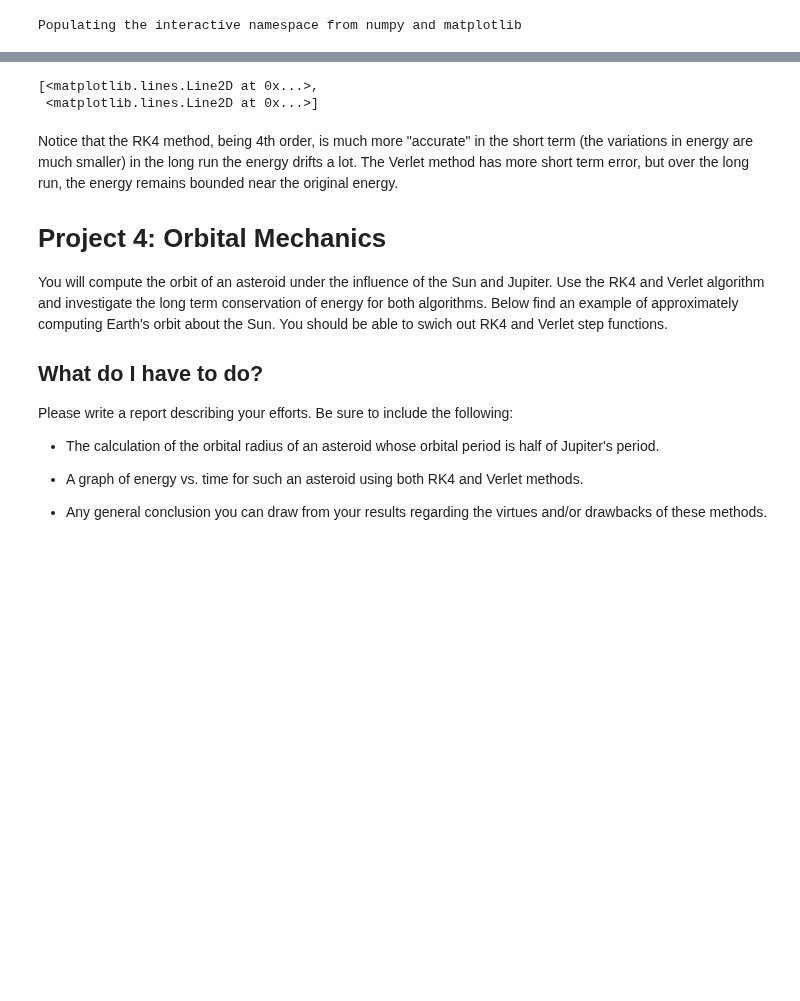
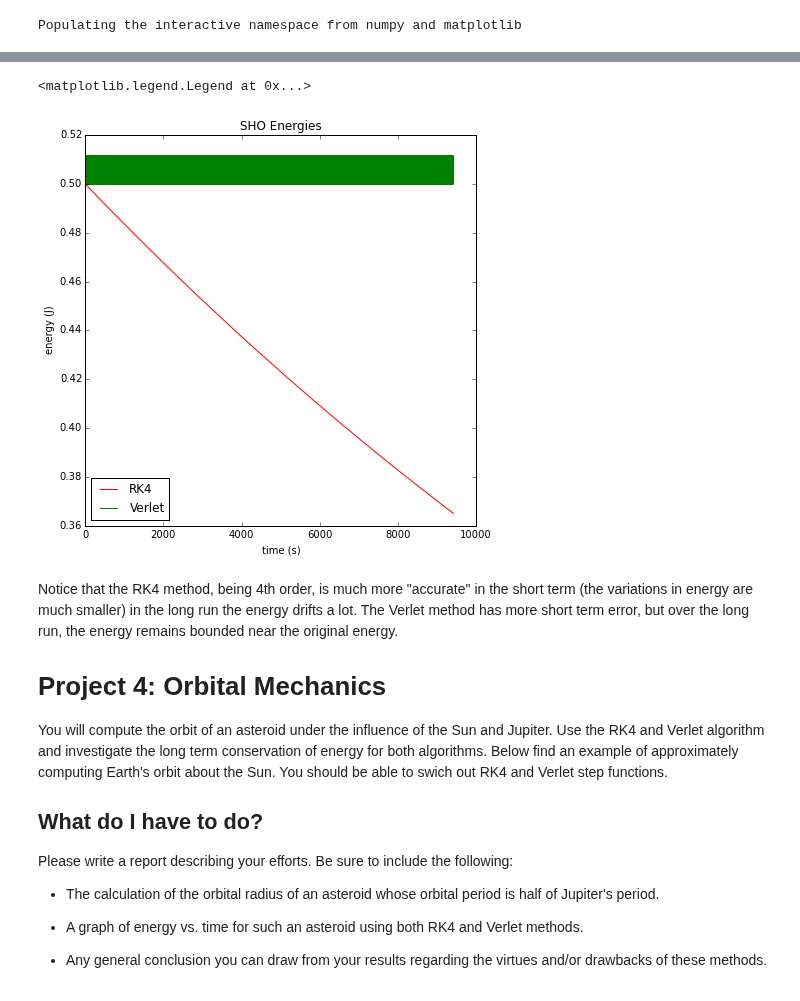
Before and after one commit to sspickle/sci-comp-notebooks, a Jupyter notebook: P04-HigherOrderMethods.ipynb, the cells around one changed output, grey strips where cells are left out. Cells and saved outputs as stored; diff of their text form; code cells hidden in the pictures; blank space fills up the shorter version.

```diff
--- a/P04-HigherOrderMethods.ipynb
+++ b/P04-HigherOrderMethods.ipynb
@@ -147,33 +147,35 @@ def RK4Step(s, t, derivs, dt):
 # %%
 x=1.0
 v=0.0
 t=0.0
 dt=0.3
 
 tlist=[t]     # times
 erlist=[0.5]  # RK4 Energies
 evlist=[0.5]  # Verlet Energies
 sr=array([x,v])  # state (RK4)
 sv=array([x,v])  # state (Verlet)
 
 while t<3000*pi:
     sr = RK4Step(sr, t, derivs_sho, dt)     # take each "type" of step
     sv = VerletStep(sv, t, derivs_sho, dt)
     t += dt
     tlist.append(t)
     Er = 0.5*sr[1]**2 + 0.5*sr[0]**2  # compute energies
     Ev = 0.5*sv[1]**2 + 0.5*sv[0]**2
     erlist.append(Er)
     evlist.append(Ev)
 
 
 title("SHO Energies")
 xlabel("time (s)")
 ylabel("energy (J)")
-plot(tlist, erlist, 'r-', tlist, evlist, 'g-')
+plot(tlist, erlist, 'r-', label="RK4")
+plot(tlist, evlist, 'g-', label="Verlet")
+legend(loc=3)
 # %% [output]
-[<matplotlib.lines.Line2D at 0x...>,
- <matplotlib.lines.Line2D at 0x...>]
+<matplotlib.legend.Legend at 0x...>
+[figure, added]
 # %% [markdown]
 Notice that the RK4 method, being 4th order, is much more "accurate" in the short term (the variations in energy are much smaller) in the long run the energy drifts a lot. The Verlet method has more short term error, but over the long run, the energy remains bounded near the original energy.
 
```
Also changed, not shown: parts of 5 cells of this notebook.
